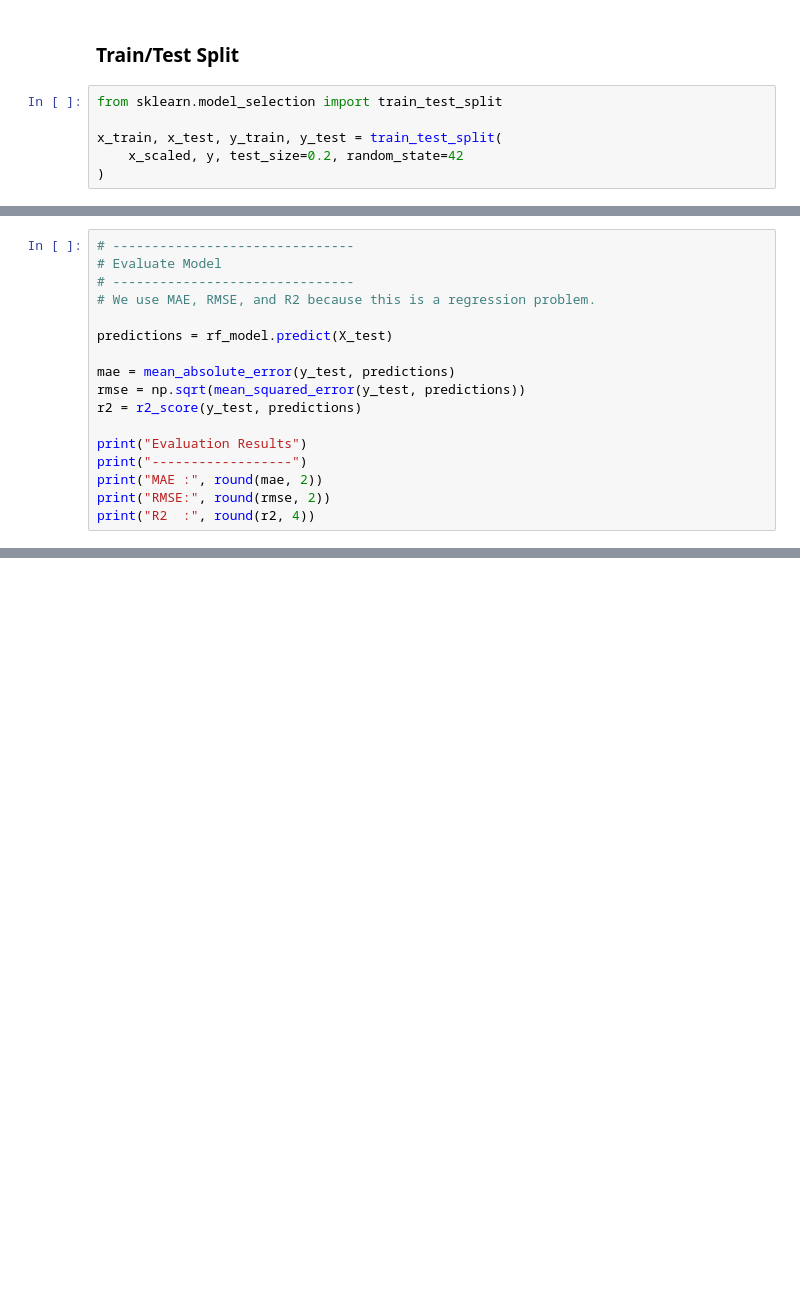
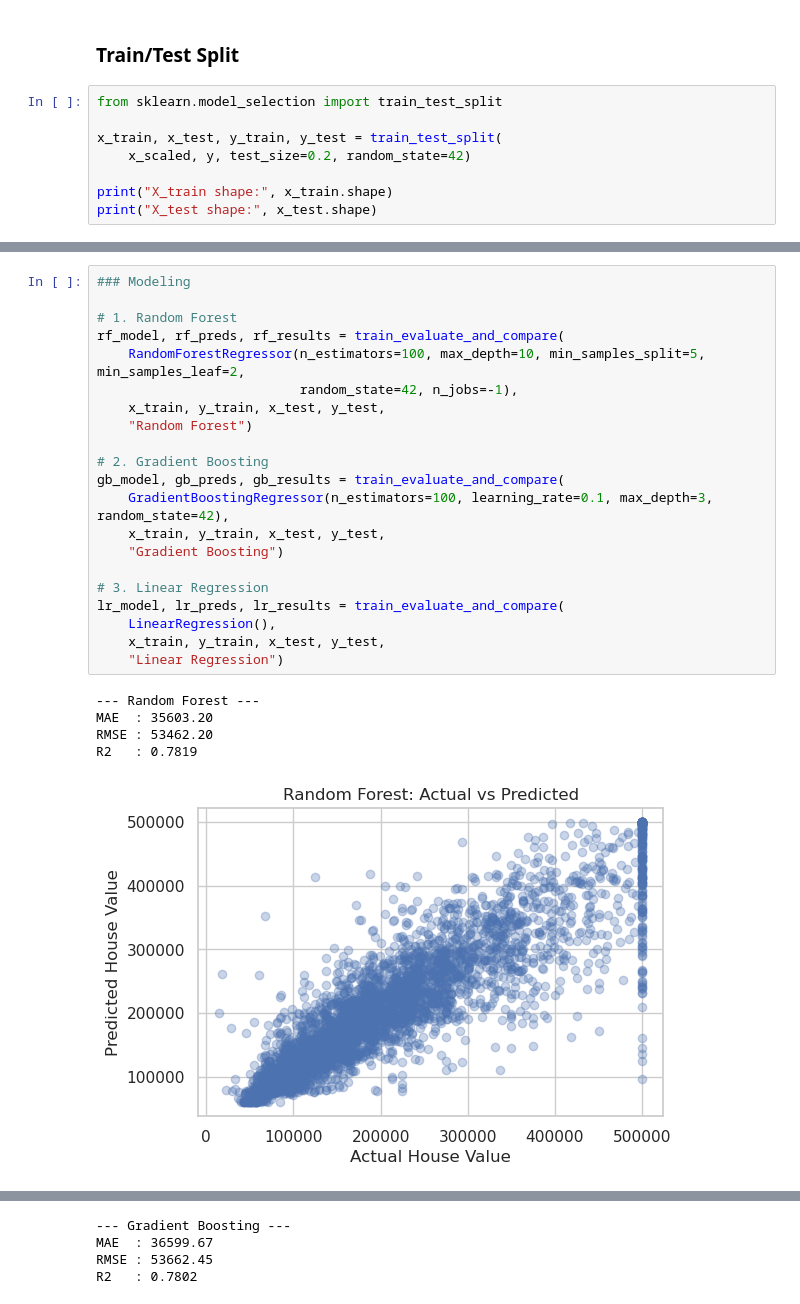
Before and after one commit to Deepking1996/ADS-508_Group_6_Final_Team_Project-, a Jupyter notebook: Data_Exploration.ipynb, the cells around one changed output, grey strips where cells are left out. Cells and saved outputs as stored; diff of their text form; blank space fills up the shorter version.

```diff
--- a/Data_Exploration.ipynb
+++ b/Data_Exploration.ipynb
@@ -280,5 +277,7 @@ x_scaled = pd.DataFrame(x_scaled, columns=x.columns)
 from sklearn.model_selection import train_test_split
 
 x_train, x_test, y_train, y_test = train_test_split(
-    x_scaled, y, test_size=0.2, random_state=42
-)
+    x_scaled, y, test_size=0.2, random_state=42)
+
+print("X_train shape:", x_train.shape)
+print("X_test shape:", x_test.shape)
@@ -397,17 +286,0 @@ Random Forest model training complete.
-# %%
-# -------------------------------
-# Evaluate Model
-# -------------------------------
-# We use MAE, RMSE, and R2 because this is a regression problem.
-
-predictions = rf_model.predict(X_test)
-
-mae = mean_absolute_error(y_test, predictions)
-rmse = np.sqrt(mean_squared_error(y_test, predictions))
-r2 = r2_score(y_test, predictions)
-
-print("Evaluation Results")
-print("------------------")
-print("MAE :", round(mae, 2))
-print("RMSE:", round(rmse, 2))
-print("R2  :", round(r2, 4))
@@ -509,0 +335,27 @@ plt.show()
+# %%
+### Modeling
+
+# 1. Random Forest
+rf_model, rf_preds, rf_results = train_evaluate_and_compare(
+    RandomForestRegressor(n_estimators=100, max_depth=10, min_samples_split=5, min_samples_leaf=2,
+                          random_state=42, n_jobs=-1),
+    x_train, y_train, x_test, y_test,
+    "Random Forest")
+
+# 2. Gradient Boosting
+gb_model, gb_preds, gb_results = train_evaluate_and_compare(
+    GradientBoostingRegressor(n_estimators=100, learning_rate=0.1, max_depth=3, random_state=42),
+    x_train, y_train, x_test, y_test,
+    "Gradient Boosting")
+
+# 3. Linear Regression
+lr_model, lr_preds, lr_results = train_evaluate_and_compare(
+    LinearRegression(),
+    x_train, y_train, x_test, y_test,
+    "Linear Regression")
+# %% [output]
+--- Random Forest ---
+MAE  : 35603.20
+RMSE : 53462.20
+R2   : 0.7819
+[figure, added]
@@ -509,0 +363,4 @@ plt.show()
+--- Gradient Boosting ---
+MAE  : 36599.67
+RMSE : 53662.45
+R2   : 0.7802
```
Also changed, not shown: parts of 25 cells of this notebook, 5 other files.
